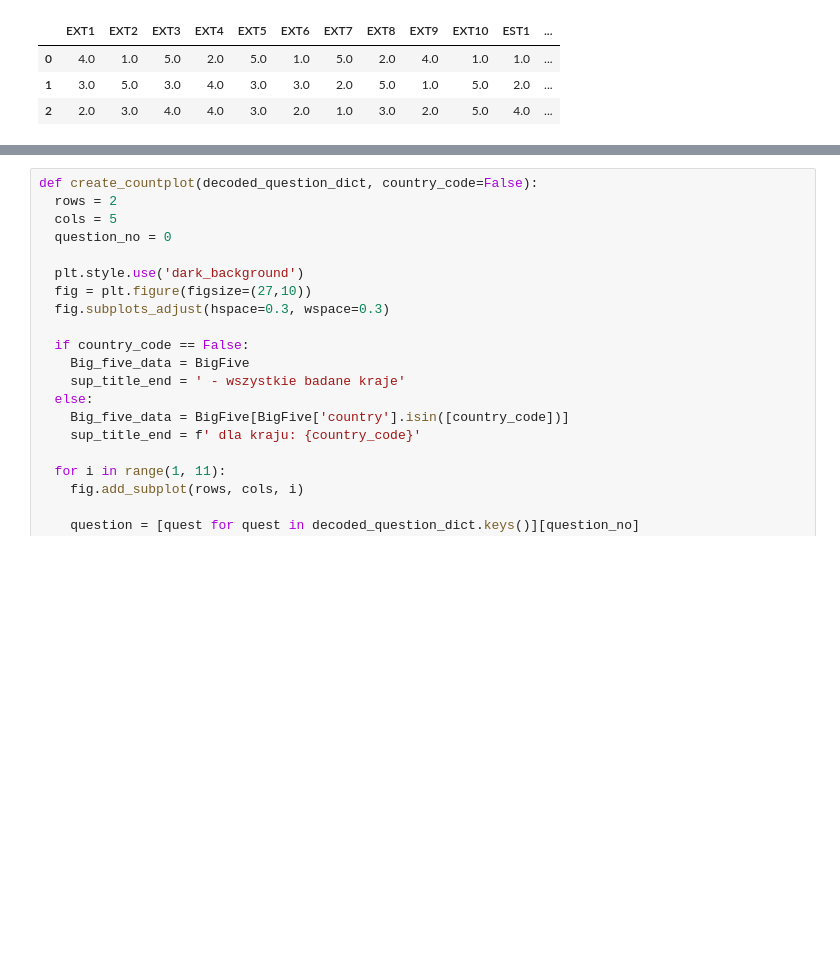
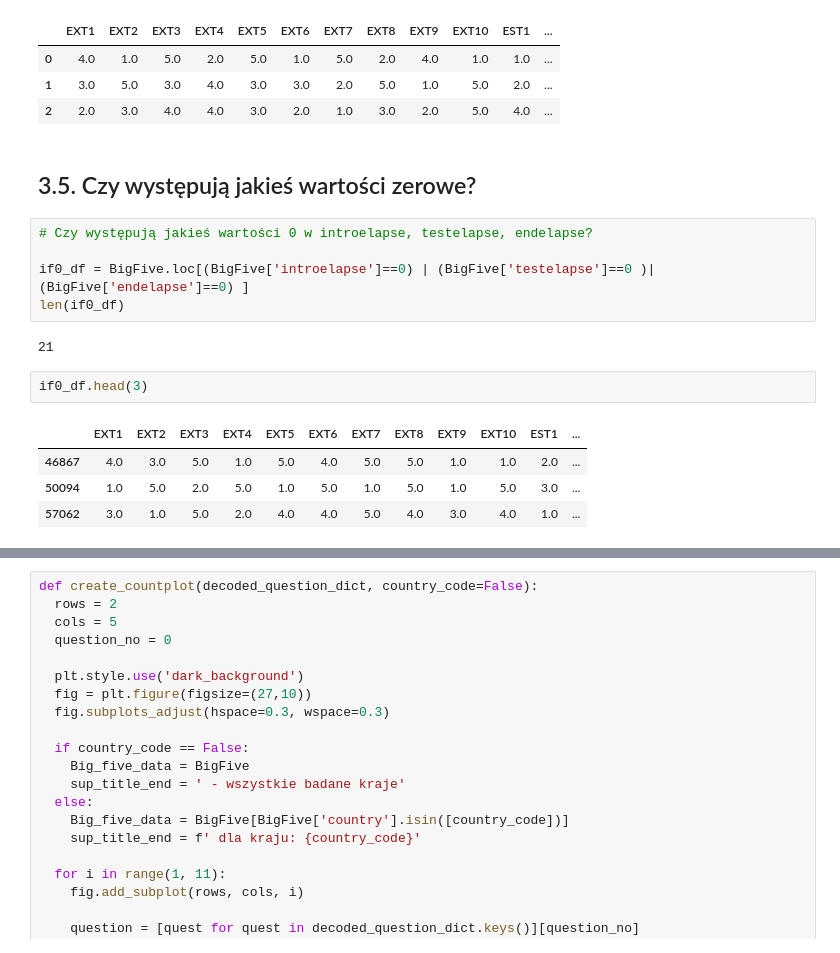
Before and after one commit to ArminD93/BigFivePersonalityTest, a Jupyter notebook: BigFivePersonality.ipynb, the cells around one changed output, grey strips where cells are left out. Saved outputs shown, nothing was run; the diff lists cells and outputs as text; blank space fills up the shorter version.

Commit message:
Sprawdzenie czy występują jakieś wartości zerowe?

```diff
--- a/BigFivePersonality.ipynb
+++ b/BigFivePersonality.ipynb
@@ -273,3 +274,19 @@ BigFive.head(3)
 | 0 | 4.0 | 1.0 | 5.0 | 2.0 | 5.0 | 1.0 | 5.0 | 2.0 | 4.0 | 1.0 | 1.0 | ... |
 | 1 | 3.0 | 5.0 | 3.0 | 4.0 | 3.0 | 3.0 | 2.0 | 5.0 | 1.0 | 5.0 | 2.0 | ... |
 | 2 | 2.0 | 3.0 | 4.0 | 4.0 | 3.0 | 2.0 | 1.0 | 3.0 | 2.0 | 5.0 | 4.0 | ... |
+# %% [markdown]
+## <a name='7'></a>3.5. Czy występują jakieś wartości zerowe?
+# %%
+# Czy występują jakieś wartości 0 w introelapse, testelapse, endelapse?
+
+if0_df = BigFive.loc[(BigFive['introelapse']==0) | (BigFive['testelapse']==0 )| (BigFive['endelapse']==0) ]
+len(if0_df)
+# %% [output]
+21
+# %%
+if0_df.head(3)
+# %% [output]
+|  | EXT1 | EXT2 | EXT3 | EXT4 | EXT5 | EXT6 | EXT7 | EXT8 | EXT9 | EXT10 | EST1 | ... |
+| 46867 | 4.0 | 3.0 | 5.0 | 1.0 | 5.0 | 4.0 | 5.0 | 5.0 | 1.0 | 1.0 | 2.0 | ... |
+| 50094 | 1.0 | 5.0 | 2.0 | 5.0 | 1.0 | 5.0 | 1.0 | 5.0 | 1.0 | 5.0 | 3.0 | ... |
+| 57062 | 3.0 | 1.0 | 5.0 | 2.0 | 4.0 | 4.0 | 5.0 | 4.0 | 3.0 | 4.0 | 1.0 | ... |
```
Also changed, not shown: parts of 9 cells of this notebook.
